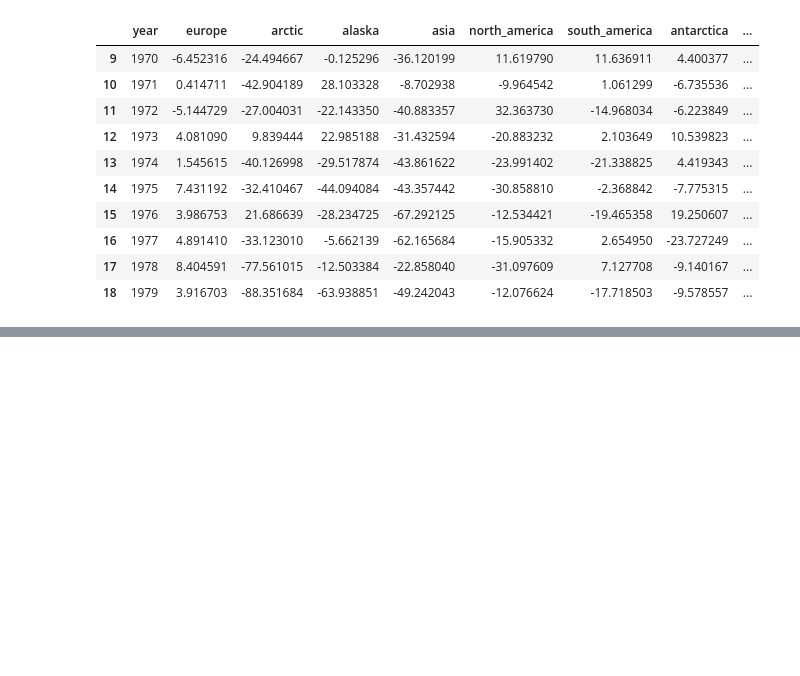
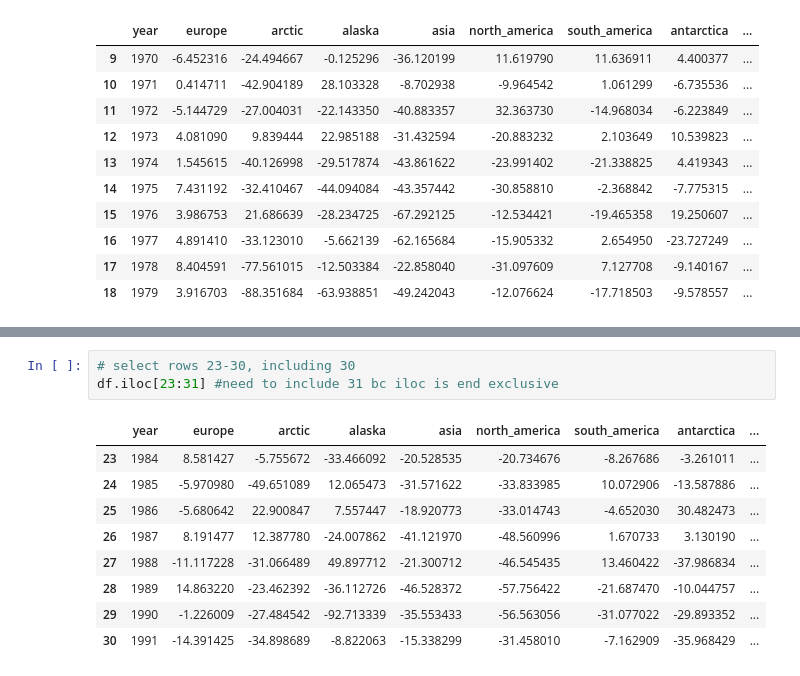
Before and after one commit to bbarajas429/eds-220-lesson2-pandas, a Jupyter notebook: lesson-2.ipynb, the cells around one changed output, grey strips where cells are left out. Cells and saved outputs as stored; diff of their text form; blank space fills up the shorter version.

```diff
--- a/lesson-2.ipynb
+++ b/lesson-2.ipynb
@@ -446,0 +513,13 @@ df[ df.year.isin( range(1970, 1980) ) ]
+# %%
+# select rows 23-30, including 30
+df.iloc[23:31] #need to include 31 bc iloc is end exclusive
+# %% [output]
+|  | year | europe | arctic | alaska | asia | north_america | south_america | antarctica | ... |
+| 23 | 1984 | 8.581427 | -5.755672 | -33.466092 | -20.528535 | -20.734676 | -8.267686 | -3.261011 | ... |
+| 24 | 1985 | -5.970980 | -49.651089 | 12.065473 | -31.571622 | -33.833985 | 10.072906 | -13.587886 | ... |
+| 25 | 1986 | -5.680642 | 22.900847 | 7.557447 | -18.920773 | -33.014743 | -4.652030 | 30.482473 | ... |
+| 26 | 1987 | 8.191477 | 12.387780 | -24.007862 | -41.121970 | -48.560996 | 1.670733 | 3.130190 | ... |
+| 27 | 1988 | -11.117228 | -31.066489 | 49.897712 | -21.300712 | -46.545435 | 13.460422 | -37.986834 | ... |
+| 28 | 1989 | 14.863220 | -23.462392 | -36.112726 | -46.528372 | -57.756422 | -21.687470 | -10.044757 | ... |
+| 29 | 1990 | -1.226009 | -27.484542 | -92.713339 | -35.553433 | -56.563056 | -31.077022 | -29.893352 | ... |
+| 30 | 1991 | -14.391425 | -34.898689 | -8.822063 | -15.338299 | -31.458010 | -7.162909 | -35.968429 | ... |
```
Also changed, not shown: parts of 10 cells of this notebook, 1 other file.
